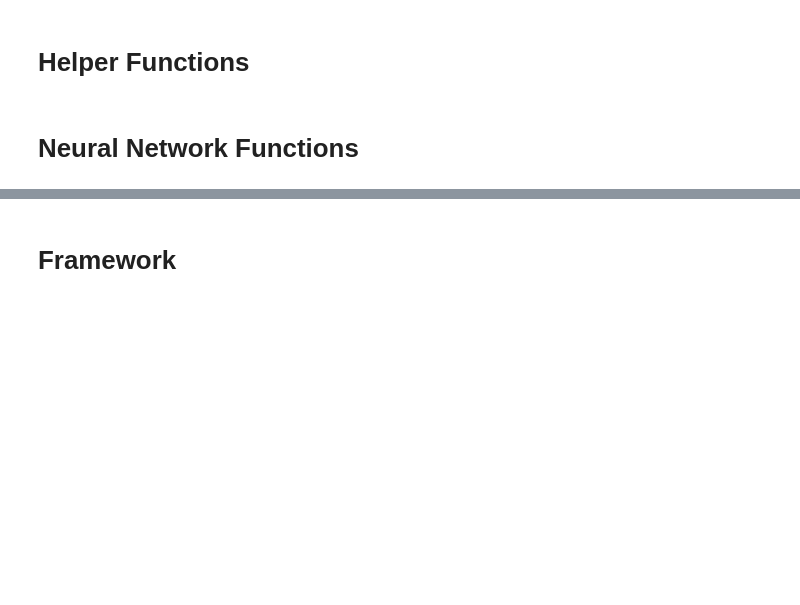
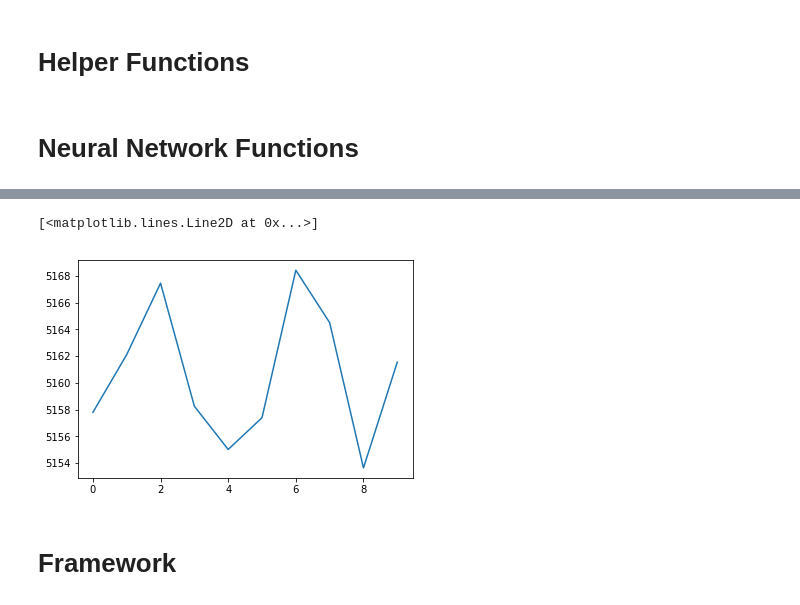
Before and after one commit to jaikaggarwal/PolysemyNN, a Jupyter notebook: Jai Workspace.ipynb, the cells around one changed output, grey strips where cells are left out. Drawn from its saved outputs; the diff is of its cells as text; code cells hidden in the pictures; blank space fills up the shorter version.

```diff
--- a/Jai Workspace.ipynb
+++ b/Jai Workspace.ipynb
@@ -174,31 +198,3 @@ array([3, 8, 2, 4, 6, 1, 7, 0, 9, 5])
-# %%
-def train_embeddings(corpus_idx, corpus_readable, vocab_len, obj_len, loss_type):
-
-    word_embeddings, obj_embeddings = create_embeddings(vocab_len, obj_len)
-    losses = []
-    for epoch in range(10):
-        total_loss = 0
-        for i, pair in enumerate(corpus_idx):
-
-            readable = corpus_readable[i]
-            print(f"UTT: {pair['utt']}")
-            print(f"SCENE: {pair['scene']}")
-            print(f"UTT: {readable['utt']}")
-            print(f"SCENE: {readable['scene']}")
-
-            combos = get_alignments(pair)
-            for combo in combos:
-
-                if loss_type == 'anti-polysemy':
-                    loss = apl_loss(word_embeddings, obj_embeddings, obj_len, combo, pair['scene'])
-                elif loss_type == 'anti-synonymy':
-                    loss = asl_loss(word_embeddings, obj_embeddings, vocab_len, combo)
-                else:
-                    loss = joint_loss(word_embeddings, obj_embeddings, obj_len, vocab_len, combo)
-
-            loss.backward()
-
-    return losses
 # %%
-train_embeddings(corpus_idx, corpus_readable, vocab_len, obj_len, 'anti-polysemy')
+losses = train_embeddings(corpus_idx, corpus_readable, vocab_len, obj_len, 'anti-polysemy')
 # %% [output]
@@ -221,3 +214,8 @@ obj_len = len(obj_dict)
+# %%
+plt.plot(np.arange(10), losses)
+# %% [output]
+[<matplotlib.lines.Line2D at 0x...>]
+[figure, added]
 # %% [markdown]
 # Framework
 # %%
```
Also changed, not shown: parts of 17 cells of this notebook.
